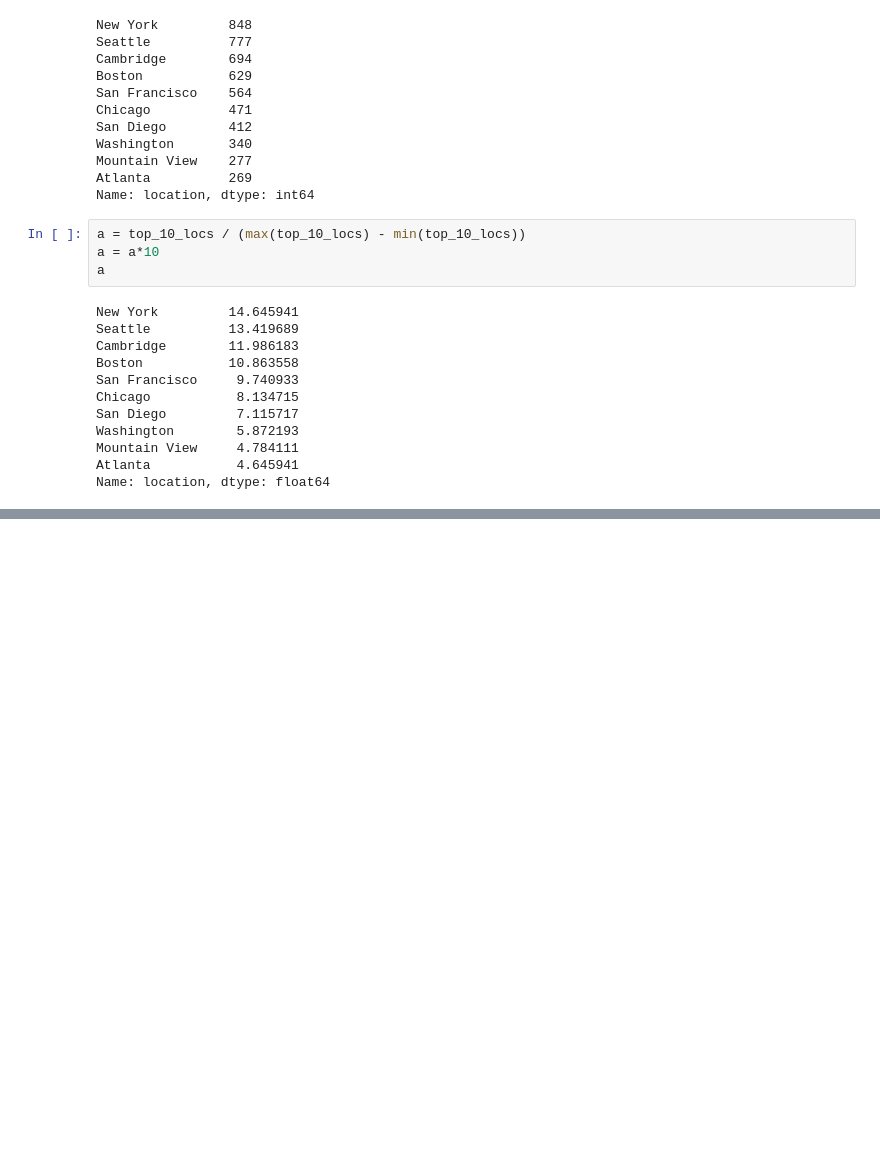
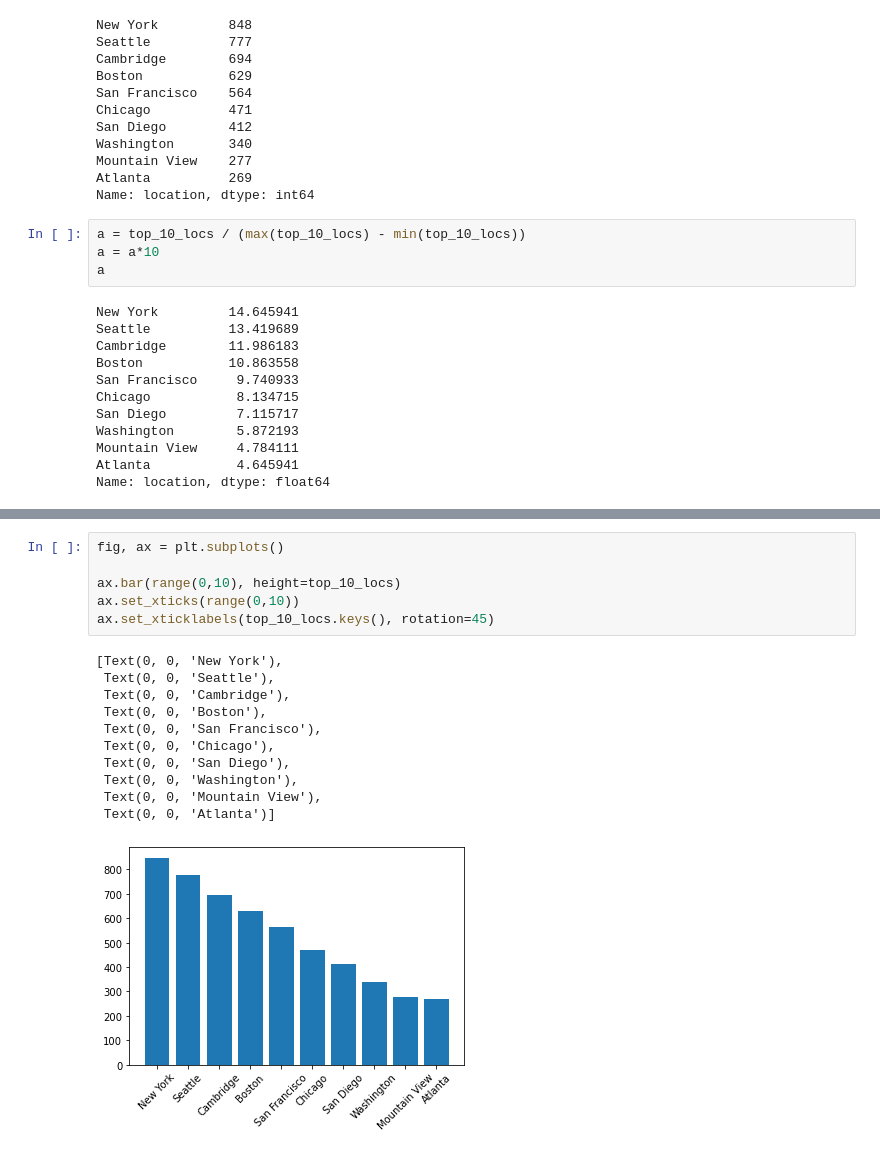
Before and after one commit to DNason1999/ds-job-analysis, a Jupyter notebook: AnalysisNotebook.ipynb, the cells around one changed output, grey strips where cells are left out. Cells and saved outputs as stored; diff of their text form; blank space fills up the shorter version.

```diff
--- a/AnalysisNotebook.ipynb
+++ b/AnalysisNotebook.ipynb
@@ -150,0 +157,18 @@ for name, loc in df_all_location_lat_lon.items():
+# %%
+fig, ax = plt.subplots()
+
+ax.bar(range(0,10), height=top_10_locs)
+ax.set_xticks(range(0,10))
+ax.set_xticklabels(top_10_locs.keys(), rotation=45)
+# %% [output]
+[Text(0, 0, 'New York'),
+ Text(0, 0, 'Seattle'),
+ Text(0, 0, 'Cambridge'),
+ Text(0, 0, 'Boston'),
+ Text(0, 0, 'San Francisco'),
+ Text(0, 0, 'Chicago'),
+ Text(0, 0, 'San Diego'),
+ Text(0, 0, 'Washington'),
+ Text(0, 0, 'Mountain View'),
+ Text(0, 0, 'Atlanta')]
+[figure, added]
```
Also changed, not shown: parts of 5 cells of this notebook.
